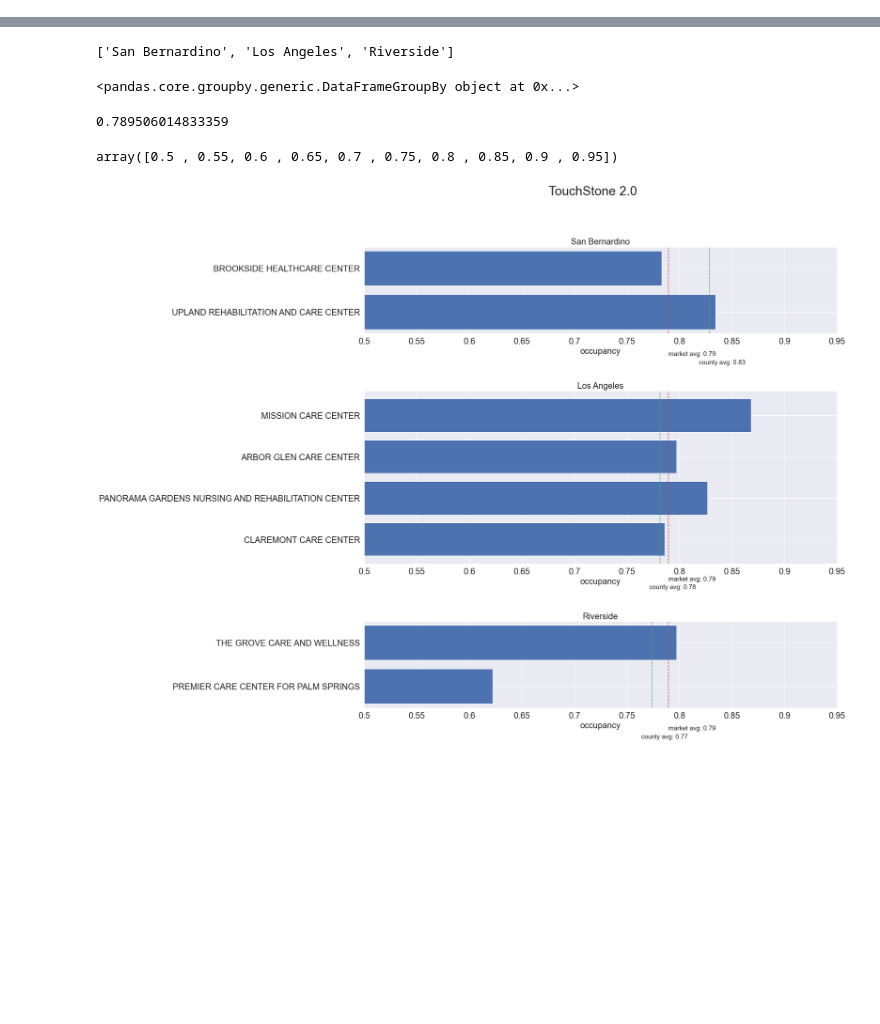
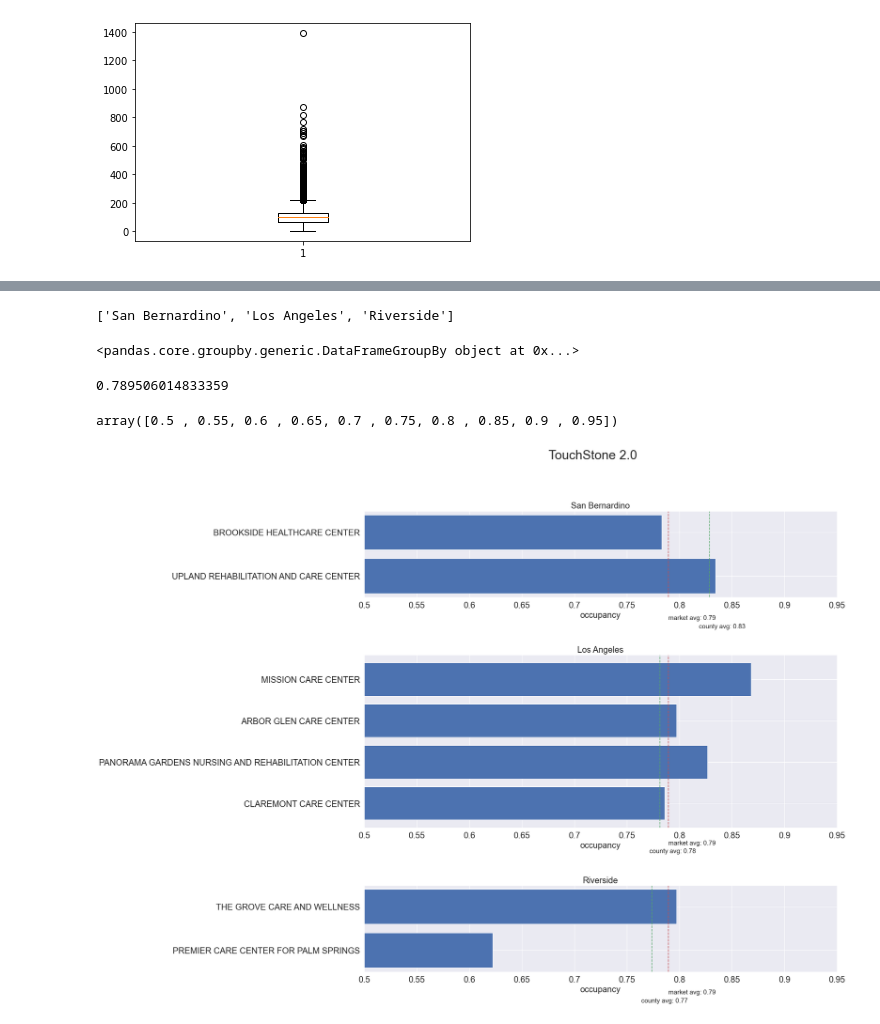
Before and after one commit to elee2021/pbj, a Jupyter notebook: market_fig.ipynb, the cells around one changed output, grey strips where cells are left out. Cells and saved outputs as stored; diff of their text form; code cells hidden in the pictures; blank space fills up the shorter version.

```diff
--- a/market_fig.ipynb
+++ b/market_fig.ipynb
@@ -18 +19,13 @@ df.head()
+# %%
+query = db.select([occupancy]).where(db.and_(occupancy.columns.year==2021,
+                                                occupancy.columns.month == 3
+                                                ))
+query_en = db.select([occupancy]).where(db.and_(occupancy.columns.year==2021,
+                                                occupancy.columns.month == 3,
+                                                occupancy.columns.ensign==True,
+                                                occupancy.columns.occupancy<=1,
+                                                occupancy.columns.occupancy>=0,
+                                                ))
+df = pd.read_sql_query(query, con=engine)
+df_en = pd.read_sql_query(query_en, con=engine)
 # %%
@@ -20 +143,5 @@ df_2020 = df[df['year'] == 2020]
+# %%
+plt.boxplot(df['bedcert']);
+# %% [output]
+[figure, added]
 # %%
```
Also changed, not shown: parts of 23 cells of this notebook.
